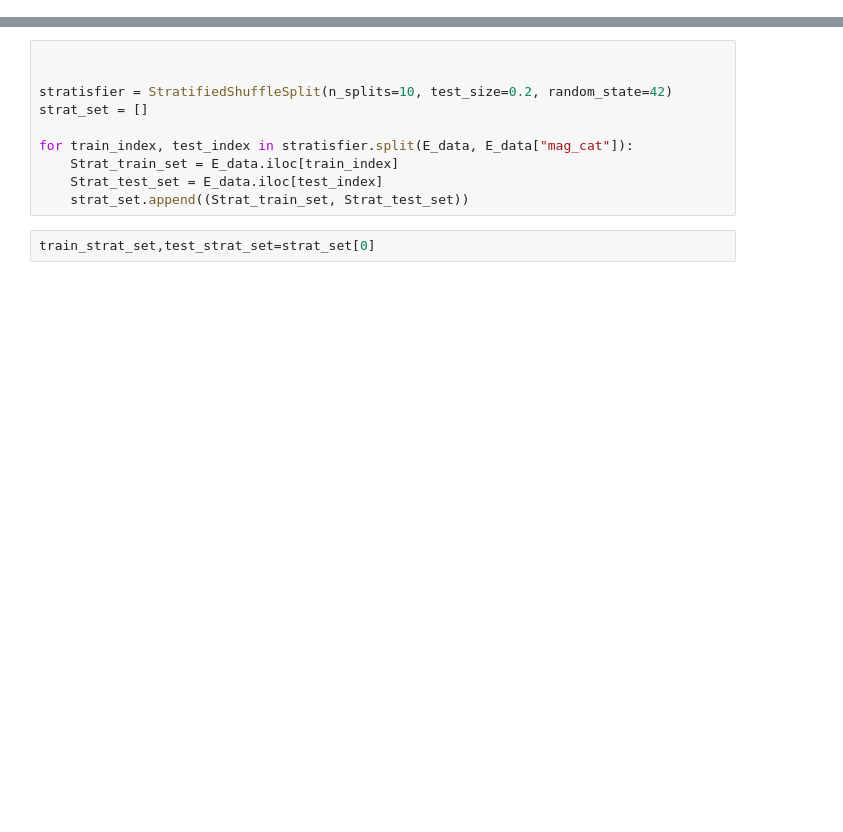
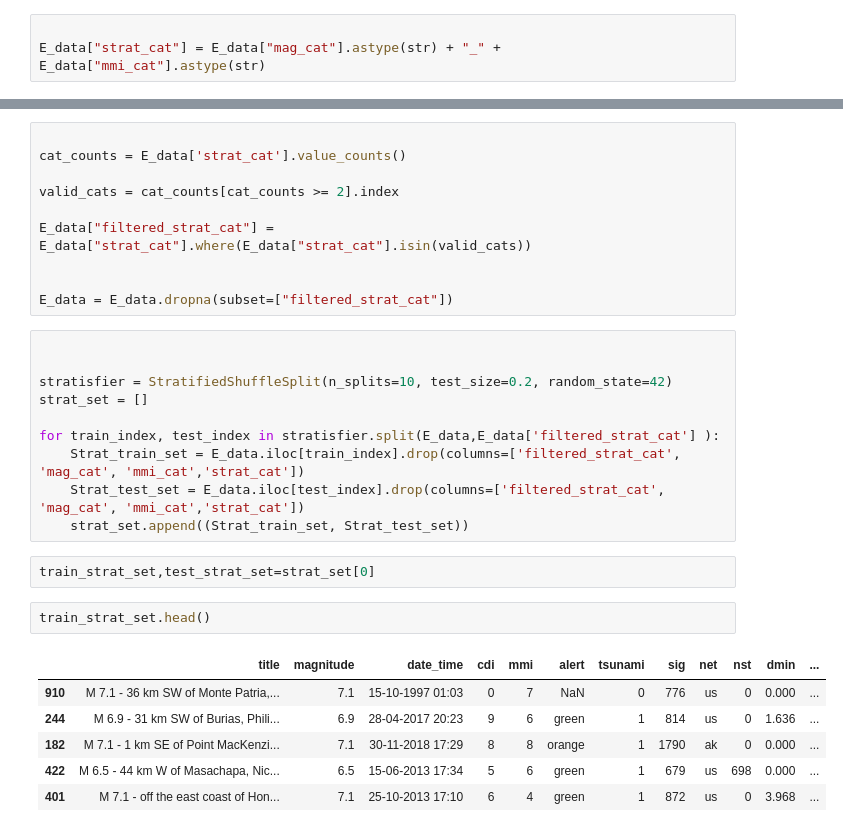
Before and after one commit to mt508/machine-learning-, a Jupyter notebook: Earthquack_predictions.ipynb, the cells around one changed output, grey strips where cells are left out. Saved outputs shown, nothing was run; the diff lists cells and outputs as text; blank space fills up the shorter version.

```diff
--- a/Earthquack_predictions.ipynb
+++ b/Earthquack_predictions.ipynb
@@ -78,3 +88,6 @@ E_data["mag_cat"].value_counts().sort_values(ascending=False).plot(kind="bar",ro
 # %% [output]
 <Axes: xlabel='mag_cat'>
 [figure]
+# %%
+
+E_data["strat_cat"] = E_data["mag_cat"].astype(str) + "_" + E_data["mmi_cat"].astype(str)
@@ -81,12 +114,31 @@ E_data["mag_cat"].value_counts().sort_values(ascending=False).plot(kind="bar",ro
+# %%
+
+cat_counts = E_data['strat_cat'].value_counts()
+
+valid_cats = cat_counts[cat_counts >= 2].index
+
+E_data["filtered_strat_cat"] = E_data["strat_cat"].where(E_data["strat_cat"].isin(valid_cats))
+
+
+E_data = E_data.dropna(subset=["filtered_strat_cat"])
 # %%
 
 
 stratisfier = StratifiedShuffleSplit(n_splits=10, test_size=0.2, random_state=42)
 strat_set = []
 
-for train_index, test_index in stratisfier.split(E_data, E_data["mag_cat"]):
-    Strat_train_set = E_data.iloc[train_index]
-    Strat_test_set = E_data.iloc[test_index]
+for train_index, test_index in stratisfier.split(E_data,E_data['filtered_strat_cat'] ):
+    Strat_train_set = E_data.iloc[train_index].drop(columns=['filtered_strat_cat', 'mag_cat', 'mmi_cat','strat_cat'])
+    Strat_test_set = E_data.iloc[test_index].drop(columns=['filtered_strat_cat', 'mag_cat', 'mmi_cat','strat_cat'])
     strat_set.append((Strat_train_set, Strat_test_set))
 # %%
 train_strat_set,test_strat_set=strat_set[0]
+# %%
+train_strat_set.head()
+# %% [output]
+|  | title | magnitude | date_time | cdi | mmi | alert | tsunami | sig | net | nst | dmin | ... |
+| 910 | M 7.1 - 36 km SW of Monte Patria,... | 7.1 | 15-10-1997 01:03 | 0 | 7 | NaN | 0 | 776 | us | 0 | 0.000 | ... |
+| 244 | M 6.9 - 31 km SW of Burias, Phili... | 6.9 | 28-04-2017 20:23 | 9 | 6 | green | 1 | 814 | us | 0 | 1.636 | ... |
+| 182 | M 7.1 - 1 km SE of Point MacKenzi... | 7.1 | 30-11-2018 17:29 | 8 | 8 | orange | 1 | 1790 | ak | 0 | 0.000 | ... |
+| 422 | M 6.5 - 44 km W of Masachapa, Nic... | 6.5 | 15-06-2013 17:34 | 5 | 6 | green | 1 | 679 | us | 698 | 0.000 | ... |
+| 401 | M 7.1 - off the east coast of Hon... | 7.1 | 25-10-2013 17:10 | 6 | 4 | green | 1 | 872 | us | 0 | 3.968 | ... |
```
Also changed, not shown: parts of 4 cells of this notebook.
